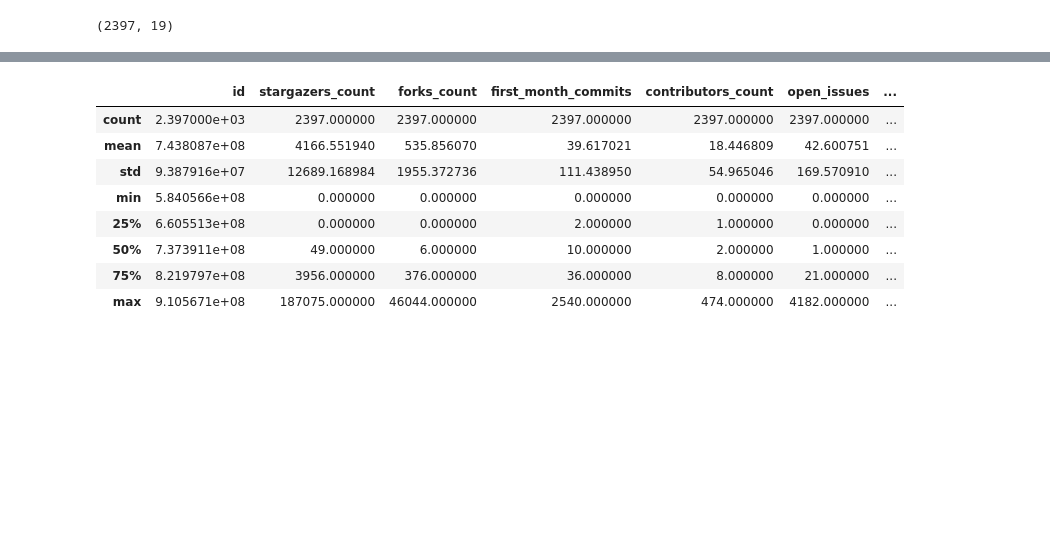
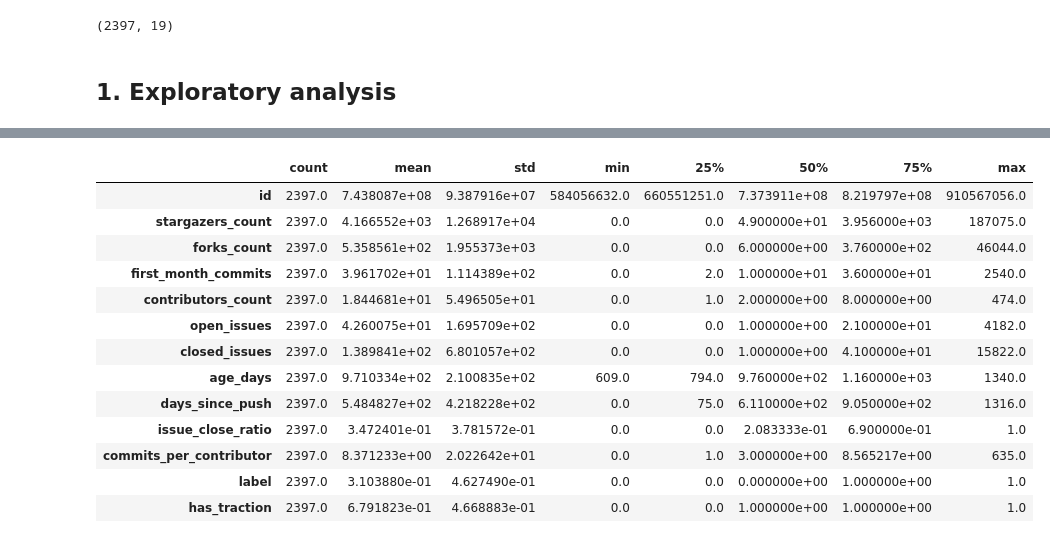
Before and after one commit to rsomavi/repo-survival, a Jupyter notebook: notebooks/01_eda.ipynb, the cells around one changed output, grey strips where cells are left out. Drawn from its saved outputs; the diff is of its cells as text; code cells hidden in the pictures; blank space fills up the shorter version.

```diff
--- a/notebooks/01_eda.ipynb
+++ b/notebooks/01_eda.ipynb
@@ -1,14 +7,28 @@
 # %%
+import os
+
+import matplotlib.pyplot as plt
+import numpy as np
 import pandas as pd
-import matplotlib.pyplot as plt
 import seaborn as sns
 
 sns.set_theme(style="whitegrid")
 
-df = pd.read_csv("../data/processed/repos_clean.csv")
+DATA_PATH = "../data/processed/repos_clean.csv"
+IMG_DIR = "../docs/images"
+os.makedirs(IMG_DIR, exist_ok=True)
+
+
+def save_fig(name):
+    plt.savefig(f"{IMG_DIR}/{name}.png", dpi=150, bbox_inches="tight")
+
+
+df = pd.read_csv(DATA_PATH)
 df.shape
 # %% [output]
 (2397, 19)
+# %% [markdown]
+## 1. Exploratory analysis
 # %%
 df.info()
 # %% [output]
@@ -30,15 +50,20 @@ Data columns (total 19 columns):
 dtypes: bool(3), float64(2), int64(11), object(3)
 memory usage: 306.8+ KB
 # %%
-df.describe()
+df.describe().T
 # %% [output]
-|  | id | stargazers_count | forks_count | first_month_commits | contributors_count | open_issues | ... |
-| count | 2.397000e+03 | 2397.000000 | 2397.000000 | 2397.000000 | 2397.000000 | 2397.000000 | ... |
-| mean | 7.438087e+08 | 4166.551940 | 535.856070 | 39.617021 | 18.446809 | 42.600751 | ... |
-| std | 9.387916e+07 | 12689.168984 | 1955.372736 | 111.438950 | 54.965046 | 169.570910 | ... |
-| min | 5.840566e+08 | 0.000000 | 0.000000 | 0.000000 | 0.000000 | 0.000000 | ... |
-| 25% | 6.605513e+08 | 0.000000 | 0.000000 | 2.000000 | 1.000000 | 0.000000 | ... |
-| 50% | 7.373911e+08 | 49.000000 | 6.000000 | 10.000000 | 2.000000 | 1.000000 | ... |
-| 75% | 8.219797e+08 | 3956.000000 | 376.000000 | 36.000000 | 8.000000 | 21.000000 | ... |
-| max | 9.105671e+08 | 187075.000000 | 46044.000000 | 2540.000000 | 474.000000 | 4182.000000 | ... |
+|  | count | mean | std | min | 25% | 50% | 75% | max |
+| id | 2397.0 | 7.438087e+08 | 9.387916e+07 | 584056632.0 | 660551251.0 | 7.373911e+08 | 8.219797e+08 | 910567056.0 |
+| stargazers_count | 2397.0 | 4.166552e+03 | 1.268917e+04 | 0.0 | 0.0 | 4.900000e+01 | 3.956000e+03 | 187075.0 |
+| forks_count | 2397.0 | 5.358561e+02 | 1.955373e+03 | 0.0 | 0.0 | 6.000000e+00 | 3.760000e+02 | 46044.0 |
+| first_month_commits | 2397.0 | 3.961702e+01 | 1.114389e+02 | 0.0 | 2.0 | 1.000000e+01 | 3.600000e+01 | 2540.0 |
+| contributors_count | 2397.0 | 1.844681e+01 | 5.496505e+01 | 0.0 | 1.0 | 2.000000e+00 | 8.000000e+00 | 474.0 |
+| open_issues | 2397.0 | 4.260075e+01 | 1.695709e+02 | 0.0 | 0.0 | 1.000000e+00 | 2.100000e+01 | 4182.0 |
+| closed_issues | 2397.0 | 1.389841e+02 | 6.801057e+02 | 0.0 | 0.0 | 1.000000e+00 | 4.100000e+01 | 15822.0 |
+| age_days | 2397.0 | 9.710334e+02 | 2.100835e+02 | 609.0 | 794.0 | 9.760000e+02 | 1.160000e+03 | 1340.0 |
+| days_since_push | 2397.0 | 5.484827e+02 | 4.218228e+02 | 0.0 | 75.0 | 6.110000e+02 | 9.050000e+02 | 1316.0 |
+| issue_close_ratio | 2397.0 | 3.472401e-01 | 3.781572e-01 | 0.0 | 0.0 | 2.083333e-01 | 6.900000e-01 | 1.0 |
+| commits_per_contributor | 2397.0 | 8.371233e+00 | 2.022642e+01 | 0.0 | 1.0 | 3.000000e+00 | 8.565217e+00 | 635.0 |
+| label | 2397.0 | 3.103880e-01 | 4.627490e-01 | 0.0 | 0.0 | 0.000000e+00 | 1.000000e+00 | 1.0 |
+| has_traction | 2397.0 | 6.791823e-01 | 4.668883e-01 | 0.0 | 0.0 | 1.000000e+00 | 1.000000e+00 | 1.0 |
 # %%
```
Also changed, not shown: parts of 17 cells of this notebook, 1 other file.
